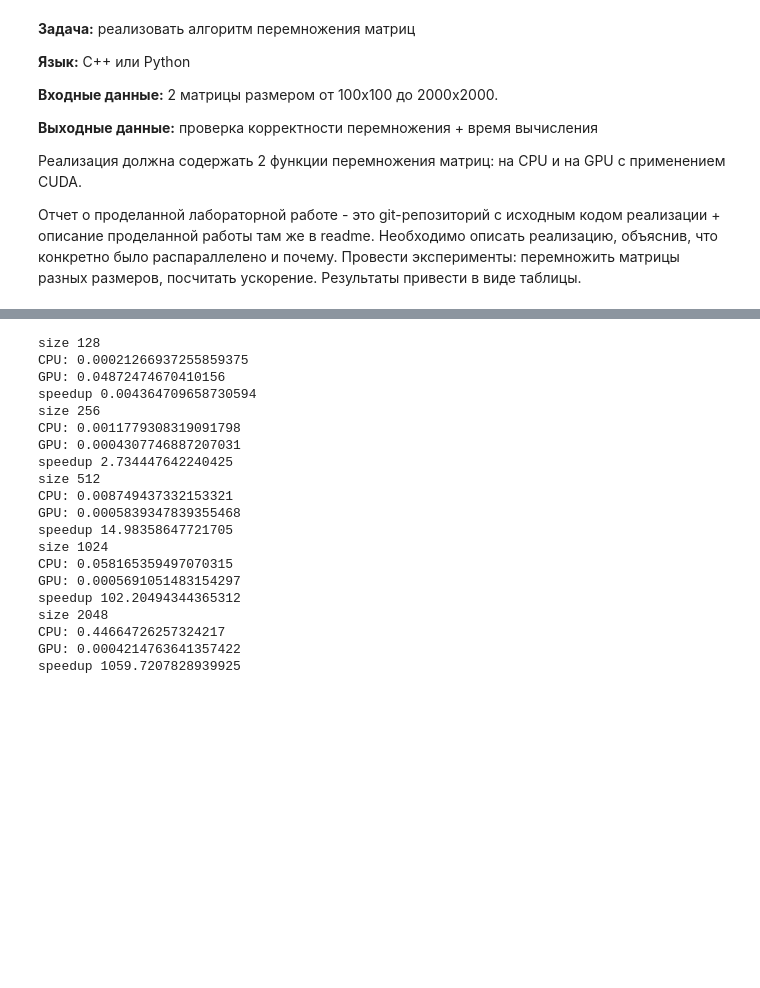
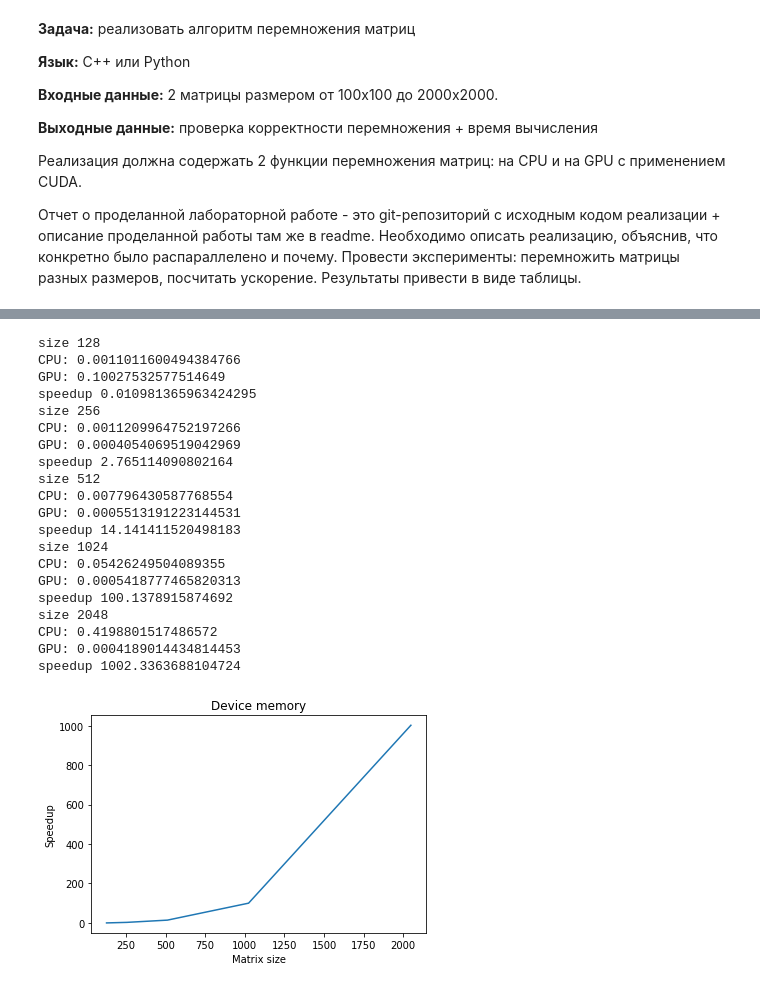
Before and after one commit to darinaksena/hpc, a Jupyter notebook: cuda_0_aksenova_d_33.ipynb, the cells around one changed output, grey strips where cells are left out. Cells and saved outputs as stored; diff of their text form; code cells hidden in the pictures; blank space fills up the shorter version.

```diff
--- a/cuda_0_aksenova_d_33.ipynb
+++ b/cuda_0_aksenova_d_33.ipynb
@@ -178,29 +196,40 @@ def experiment(n, size):
 # %%
 res = np.zeros((5,2), dtype = np.float64)
 
-res[0][0], res[0][1] = 128, experiment2(5,128)
-res[1][0], res[1][1] = 256, experiment2(5,256)
-res[2][0], res[2][1] = 512, experiment2(5,512)
-res[3][0], res[3][1] = 1024, experiment2(5,1024)
-res[4][0], res[4][1] = 2048, experiment2(5,2048)
+res[0][0], res[0][1] = 128, experiment_device(5,128)
+res[1][0], res[1][1] = 256, experiment_device(5,256)
+res[2][0], res[2][1] = 512, experiment_device(5,512)
+res[3][0], res[3][1] = 1024, experiment_device(5,1024)
+res[4][0], res[4][1] = 2048, experiment_device(5,2048)
 # %% [output]
 size 128
-CPU: 0.00021266937255859375
-GPU: 0.04872474670410156
-speedup 0.004364709658730594
+CPU: 0.0011011600494384766
+GPU: 0.10027532577514649
+speedup 0.010981365963424295
 size 256
-CPU: 0.0011779308319091798
-GPU: 0.0004307746887207031
-speedup 2.734447642240425
+CPU: 0.0011209964752197266
+GPU: 0.0004054069519042969
+speedup 2.765114090802164
 size 512
-CPU: 0.008749437332153321
-GPU: 0.0005839347839355468
-speedup 14.98358647721705
+CPU: 0.007796430587768554
+GPU: 0.0005513191223144531
+speedup 14.141411520498183
 size 1024
-CPU: 0.058165359497070315
-GPU: 0.0005691051483154297
-speedup 102.20494344365312
+CPU: 0.05426249504089355
+GPU: 0.0005418777465820313
+speedup 100.1378915874692
 size 2048
-CPU: 0.44664726257324217
-GPU: 0.0004214763641357422
-speedup 1059.7207828939925
+CPU: 0.4198801517486572
+GPU: 0.0004189014434814453
+speedup 1002.3363688104724
+# %%
+import matplotlib.pyplot as plt
+%matplotlib inline
+# print(res)
+plt.plot(res[:,0], res[:,1])
+plt.xlabel('Matrix size')
+plt.ylabel('Speedup')
+plt.title('Device memory')
+plt.show()
+# %% [output]
+[figure, added]
```
Also changed, not shown: parts of 8 cells of this notebook.
